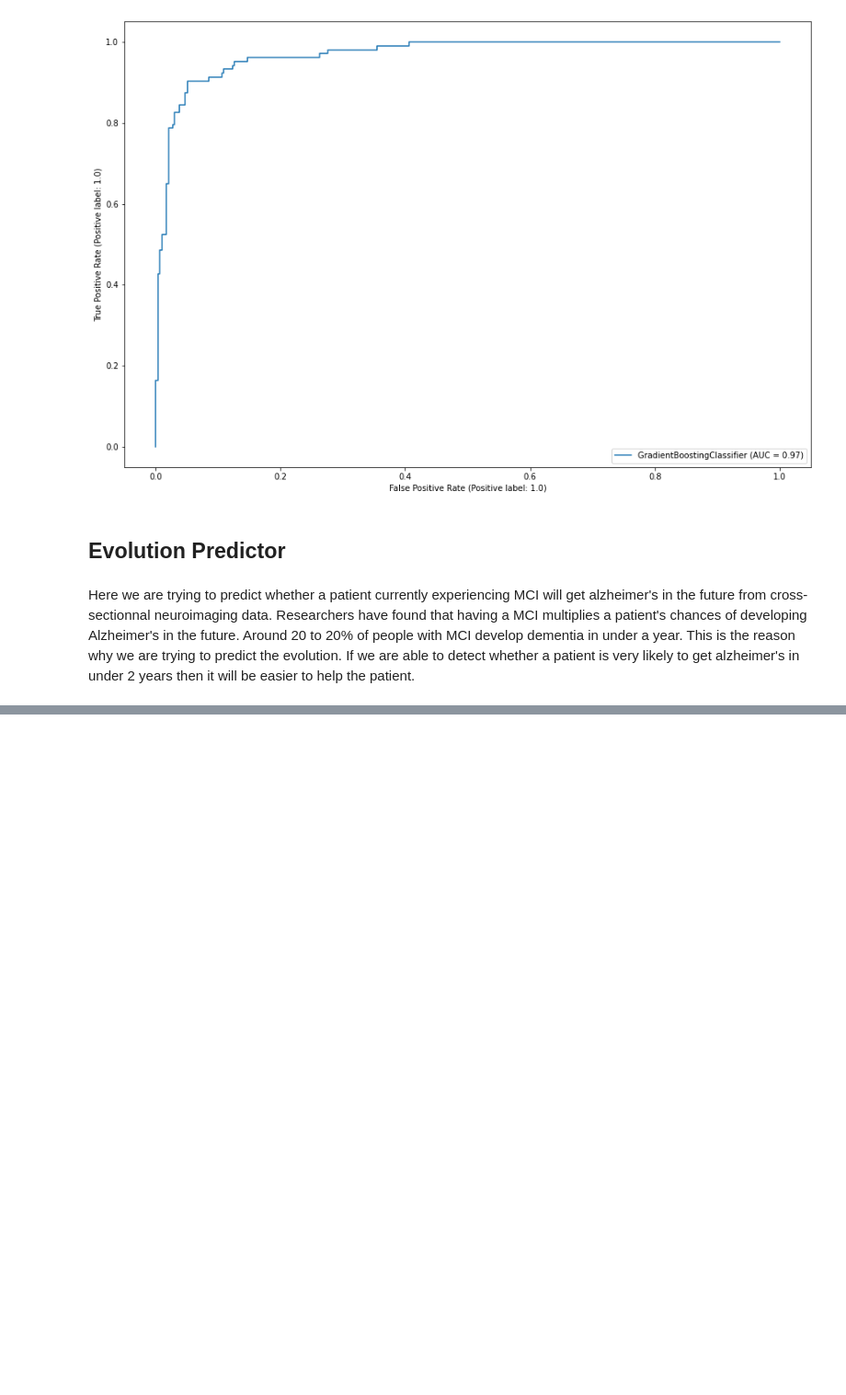
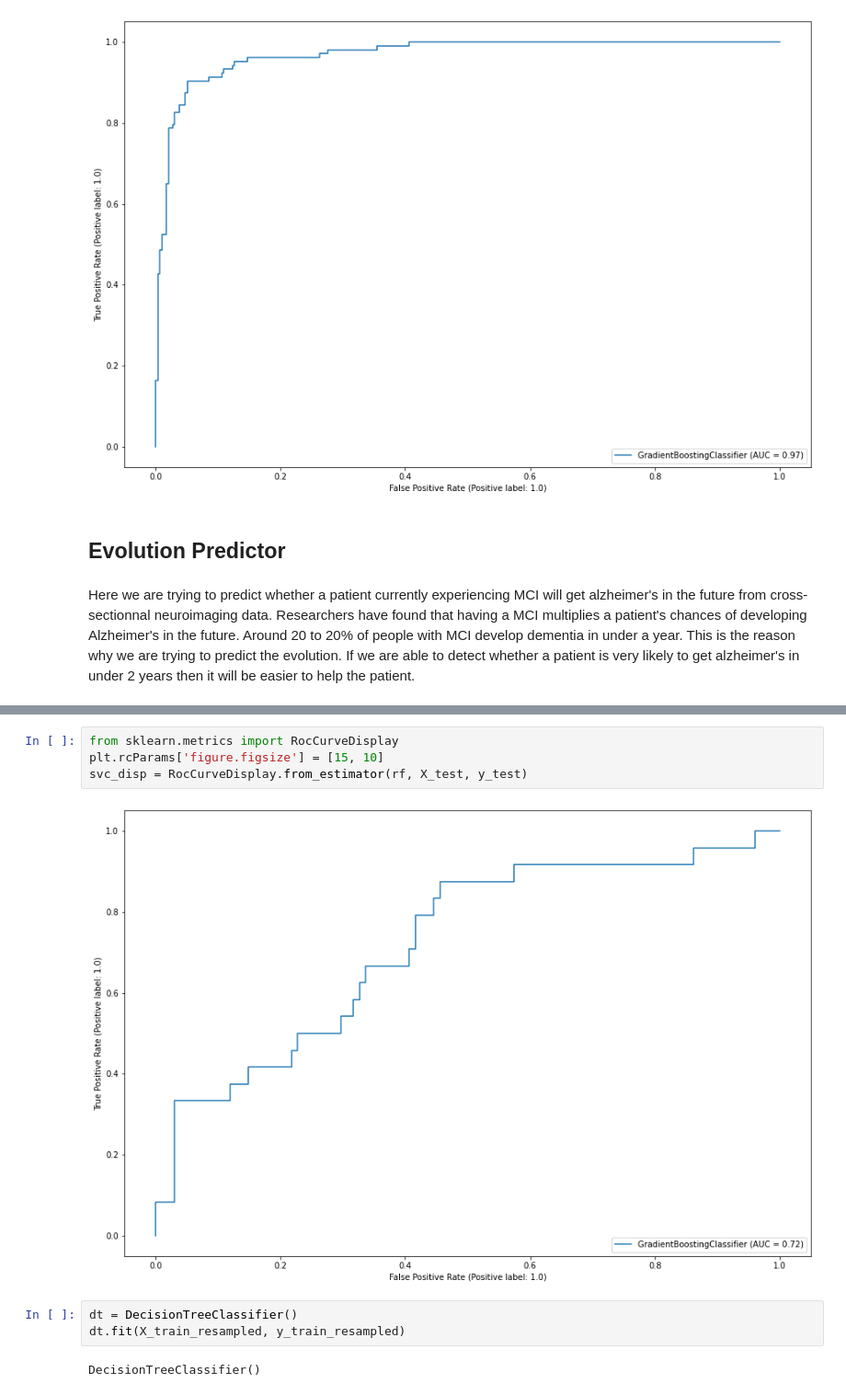
Before and after one commit to V1ncenttt/FYP-Alzheimer-Harmonisation, a Jupyter notebook: src/new_classifiers.ipynb, the cells around one changed output, grey strips where cells are left out. Shown at 92% size. Saved outputs shown, nothing was run; the diff lists cells and outputs as text; blank space fills up the shorter version.

```diff
--- a/src/new_classifiers.ipynb
+++ b/src/new_classifiers.ipynb
@@ -320,0 +527,11 @@ This is the reason why we are trying to predict the evolution. If we are able to
+# %%
+from sklearn.metrics import RocCurveDisplay
+plt.rcParams['figure.figsize'] = [15, 10]
+svc_disp = RocCurveDisplay.from_estimator(rf, X_test, y_test)
+# %% [output]
+[figure, added]
+# %%
+dt = DecisionTreeClassifier()
+dt.fit(X_train_resampled, y_train_resampled)
+# %% [output]
+DecisionTreeClassifier()
```
Also changed, not shown: parts of 31 cells of this notebook.
